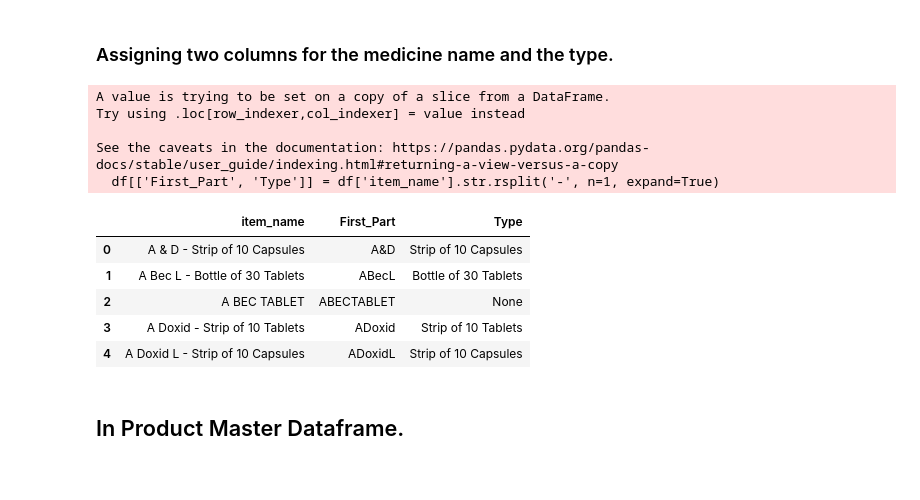
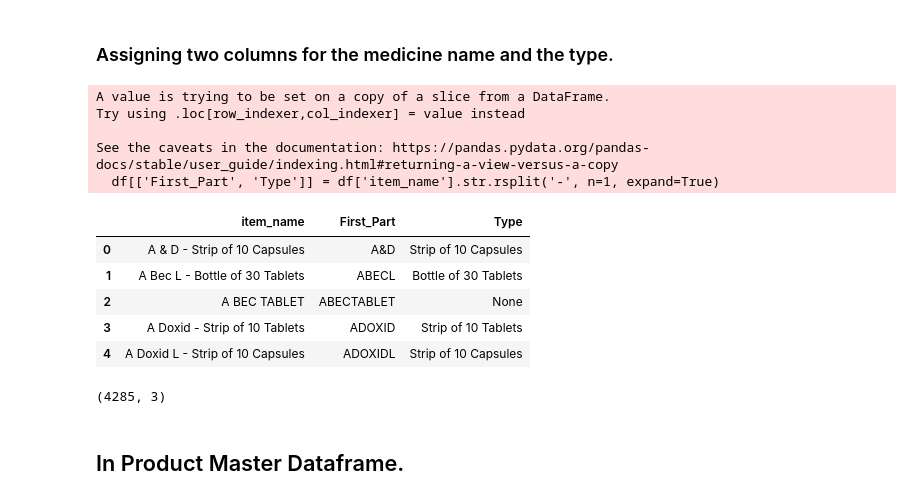
Before and after one commit to lBRAHIM8323/Project, a Jupyter notebook: A.ipynb, the cells around one changed output. Drawn from its saved outputs; the diff is of its cells as text; code cells hidden in the pictures.

```diff
--- a/A.ipynb
+++ b/A.ipynb
@@ -69,22 +69,27 @@ for items1 in amazon_ds['item_name']:
 # %%
 df = amazon_ds[['item_name']]
 df[['First_Part', 'Type']] = df['item_name'].str.rsplit('-', n=1, expand=True)
 
 df['First_Part'] = df['First_Part'].str.replace(" ", "")
+df['First_Part'] = df['First_Part'].str.upper()
 
 df.head()
 # %% [output]
 A value is trying to be set on a copy of a slice from a DataFrame.
 Try using .loc[row_indexer,col_indexer] = value instead
 
 See the caveats in the documentation: https://pandas.pydata.org/pandas-docs/stable/user_guide/indexing.html#returning-a-view-versus-a-copy
   df[['First_Part', 'Type']] = df['item_name'].str.rsplit('-', n=1, expand=True)
 |  | item_name | First_Part | Type |
 | 0 | A & D - Strip of 10 Capsules | A&D | Strip of 10 Capsules |
-| 1 | A Bec L - Bottle of 30 Tablets | ABecL | Bottle of 30 Tablets |
+| 1 | A Bec L - Bottle of 30 Tablets | ABECL | Bottle of 30 Tablets |
 | 2 | A BEC TABLET | ABECTABLET | None |
-| 3 | A Doxid - Strip of 10 Tablets | ADoxid | Strip of 10 Tablets |
-| 4 | A Doxid L - Strip of 10 Capsules | ADoxidL | Strip of 10 Capsules |
+| 3 | A Doxid - Strip of 10 Tablets | ADOXID | Strip of 10 Tablets |
+| 4 | A Doxid L - Strip of 10 Capsules | ADOXIDL | Strip of 10 Capsules |
+# %%
+df.shape
+# %% [output]
+(4285, 3)
 # %% [markdown]
 ## In Product Master Dataframe.
 # %% [markdown]
```
Also changed, not shown: parts of 17 cells of this notebook, 1 other file.
